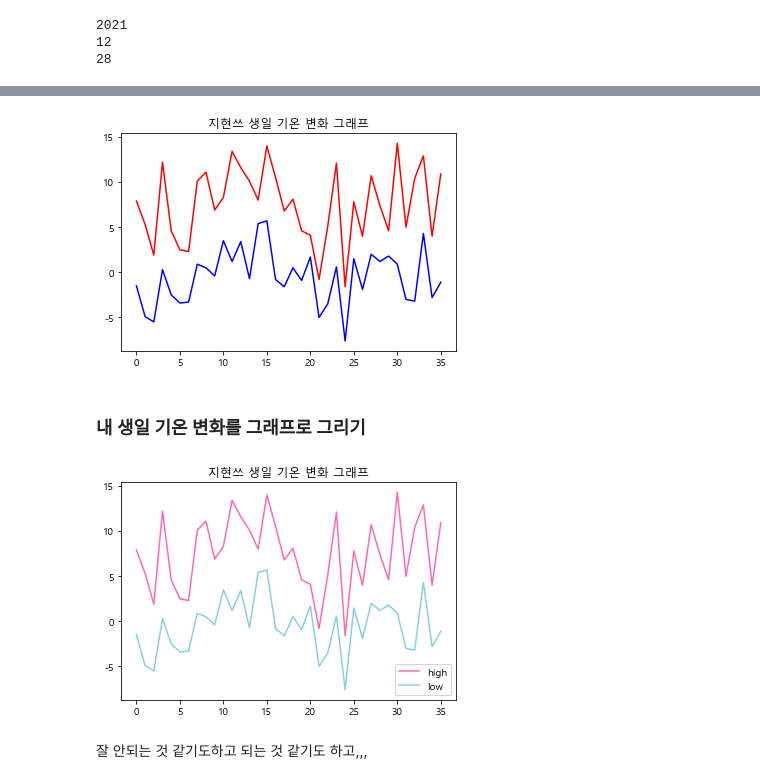
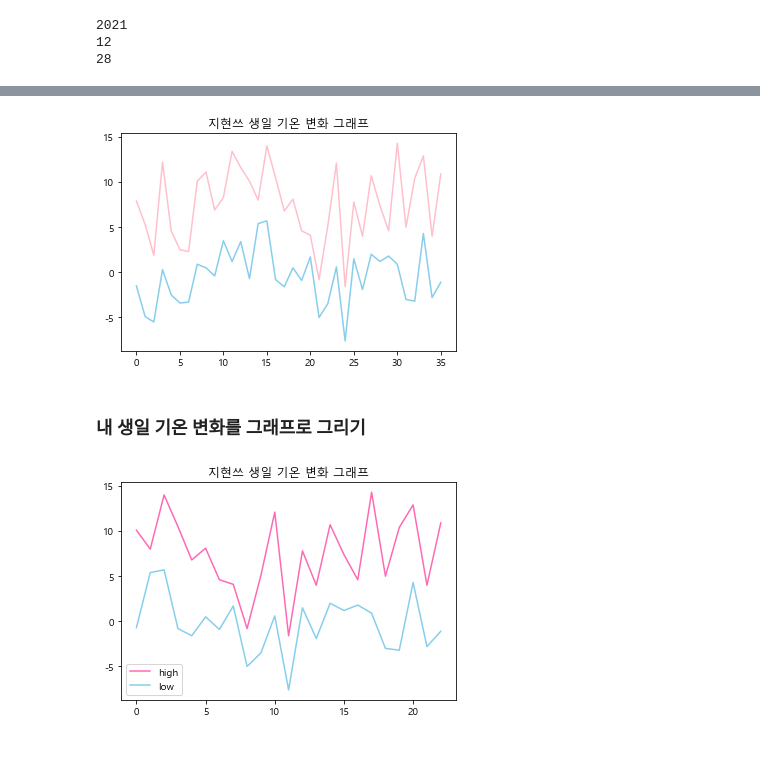
Before and after one commit to jibook/TIL, a Jupyter notebook: 모두의데이터분석_102_내 생일 기온변화를 그래프로 그리기_homework.ipynb, the cells around one changed output, grey strips where cells are left out. Saved outputs shown, nothing was run; the diff lists cells and outputs as text; code cells hidden in the pictures; blank space fills up the shorter version.

```diff
--- a/모두의데이터분석_102_내 생일 기온변화를 그래프로 그리기_homework.ipynb
+++ b/모두의데이터분석_102_내 생일 기온변화를 그래프로 그리기_homework.ipynb
@@ -37,9 +19,9 @@ import matplotlib.pyplot as plt
 f = open("C:/Users/jhjh3/Desktop/jicode/data/seoul_book.csv")
 data=csv.reader(f)
 next(data)
-result=[]
+result_book=[]
 
 for row in data:
     if row[-1] != '':
-        result.append(float(row[-1]))
-print(result)
+        result_book.append(float(row[-1]))
+print(result_book)
@@ -111,6 +93,6 @@ print(a[2])
 # %%
 for row in data:
     if row [-1]!='':
-        if row[0].split('-')[1]=='08':
-            result.append(float(row[-1]))
+        if row[0].split('-')[1]=='03':
+            result_book.append(float(row[-1]))
 # %%
@@ -123,9 +105,9 @@ plt.show()
 
 for row in data:
     if row[-1] !='':
-        if row[0].split('-')[1]=='03' and row[0].split('-')[2]=='06':
-            result.append(float(row[-1]))
+        if row[0].split('-')[1]=='03' & row[0].split('-')[2]=='06':
+            result_book.append(float(row[-1]))
 
-plt.plot(result,'pink')
+plt.plot(result_book,'pink')
 plt.show()
 # %% [output]
@@ -137,19 +119,19 @@ import matplotlib.pyplot as plt
 f = open("C:/Users/jhjh3/Desktop/jicode/data/seoul_book.csv")
 data=csv.reader(f)
 next(data)
-high=[]
-low=[]
+high_book=[]
+low_book=[]
 
 
 for row in data:
     if row[-1] != '' and row[-2] != '':
         if 1983 <= int(row[0].split('-')[0]) :
             if row[0].split('-')[1]=='03' and row[0].split('-')[2]=='06':
-                high.append(float(row[-1]))
-                low.append(float(row[-2]))
+                high_book.append(float(row[-1]))
+                low_book.append(float(row[-2]))
 
 
-plt.plot(high, 'r')
-plt.plot(low, 'b')
+plt.plot(high_book, 'pink')
+plt.plot(low_book, 'skyblue')
 plt.show()
 # %% [output]
@@ -169,42 +142,40 @@ plt.rcParams['axes.unicode_minus']=False # 한글폰트 사용시 - 부호 표
 plt.title("지현쓰 생일 기온 변화 그래프")
 
 
-plt.plot(high, 'r')
-plt.plot(low, 'b')
+plt.plot(high_book, 'pink')
+plt.plot(low_book, 'skyblue')
 plt.show()
 # %% [output]
-[figure, old version]
+[figure, new version]
 # %% [markdown]
 ### 내 생일 기온 변화를 그래프로 그리기
 # %%
 import csv
 import matplotlib.pyplot as plt
 
 f = open("C:/Users/jhjh3/Desktop/jicode/data/seoul_book.csv")
 data=csv.reader(f)
 next(data)
-high=[]
-low=[]
+high_book=[]
+low_book=[]
 
 
 for row in data:
     if row[-1] != '' and row[-2] != '':
-        if 1983 <= int(row[0].split('-')[0]) :
+        if 1996 <= int(row[0].split('-')[0]) :
             if row[0].split('-')[1]=='03' and row[0].split('-')[2]=='06':
-                high.append(float(row[-1]))
-                low.append(float(row[-2]))
+                high_book.append(float(row[-1]))
+                low_book.append(float(row[-2]))
 
 
 plt.rc('font',family="Malgun Gothic")
 plt.rcParams['axes.unicode_minus']=False # 한글폰트 사용시 - 부호 표현
 plt.title("지현쓰 생일 기온 변화 그래프")
 
-plt.plot(high, 'hotpink', label='high')
-plt.plot(low, 'skyblue', label='low')
+plt.plot(high_book, 'hotpink', label='high')
+plt.plot(low_book, 'skyblue', label='low')
 
 plt.legend()
 plt.show()
 # %% [output]
-[figure, old version]
+[figure, new version]
-# %% [markdown]
-잘 안되는 것 같기도하고 되는 것 같기도 하고,,,
```
Also changed, not shown: parts of 24 cells of this notebook, 2 other files.
